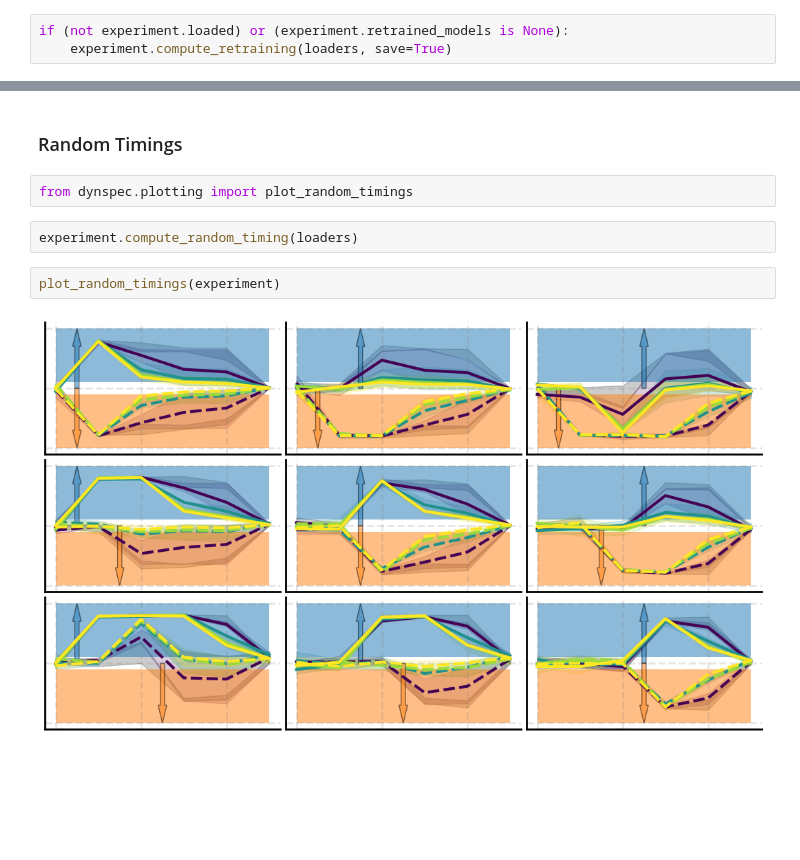
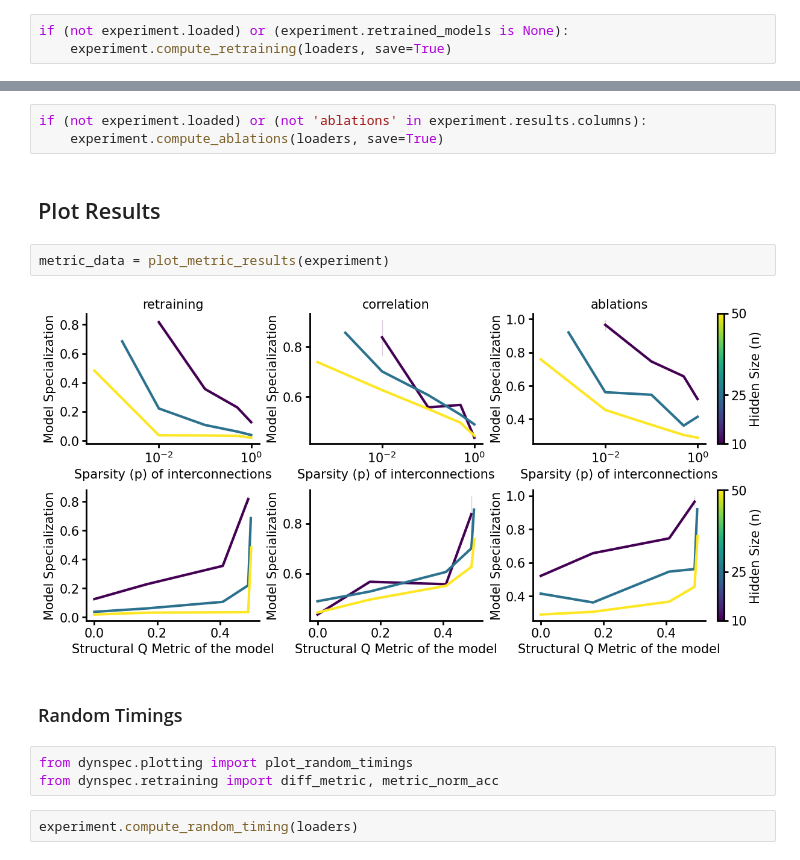
Before and after one commit to GabrielBena/specialization-dynamics, a Jupyter notebook: examples/modular_networks.ipynb, the cells around one changed output, grey strips where cells are left out. Drawn from its saved outputs; the diff is of its cells as text; blank space fills up the shorter version.

```diff
--- a/examples/modular_networks.ipynb
+++ b/examples/modular_networks.ipynb
@@ -173,10 +192,16 @@ plot_retraining_results(experiment)
+# %%
+if (not experiment.loaded) or (not 'ablations' in experiment.results.columns):
+    experiment.compute_ablations(loaders, save=True)
+# %% [markdown]
+## Plot Results
+# %%
+metric_data = plot_metric_results(experiment)
+# %% [output]
+[figure, added]
 # %% [markdown]
 ### Random Timings
 # %%
 from dynspec.plotting import plot_random_timings
+from dynspec.retraining import diff_metric, metric_norm_acc
 # %%
 experiment.compute_random_timing(loaders)
-# %%
-plot_random_timings(experiment)
-# %% [output]
-[figure, removed]
```
Also changed, not shown: parts of 16 cells of this notebook, 6 other files.
